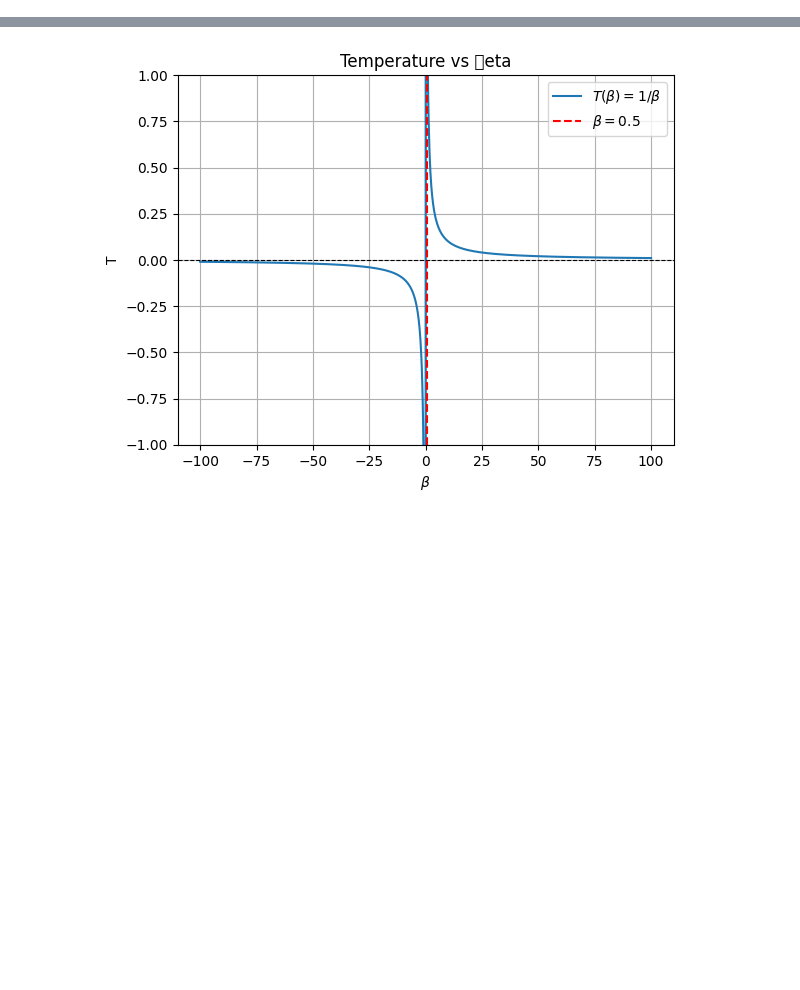
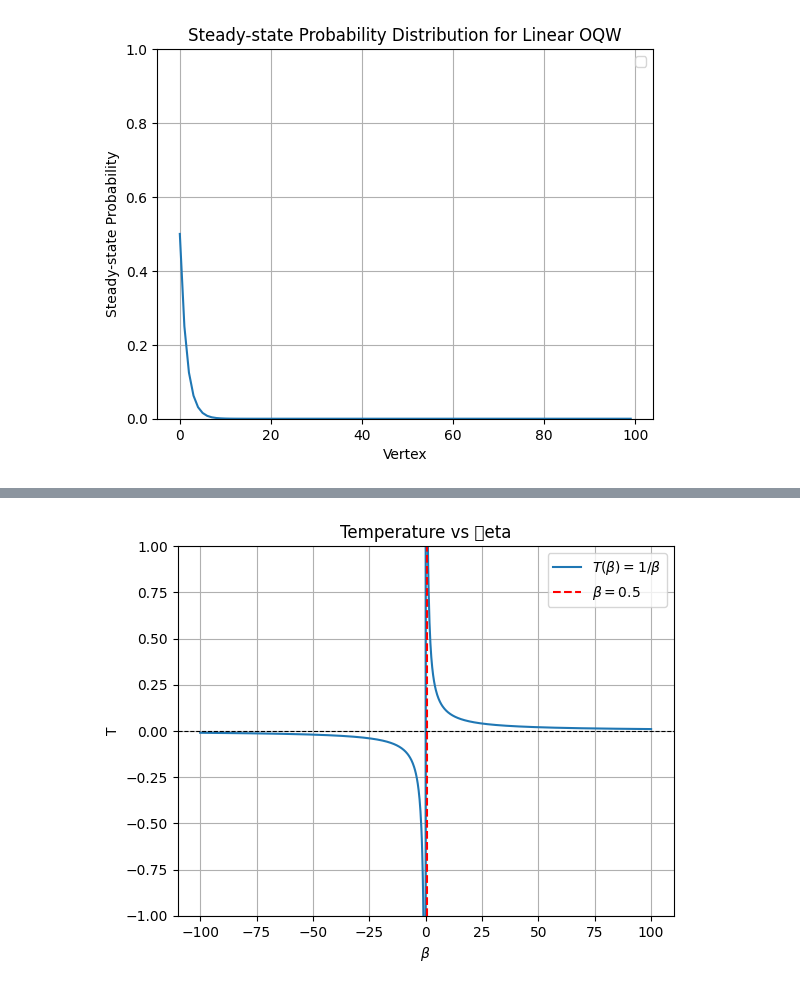
Before and after one commit to pedrolinckm/OQW-Thermodynamics, a Jupyter notebook: thermodynamics_oqw.ipynb, the cells around one changed output, grey strips where cells are left out. Cells and saved outputs as stored; diff of their text form; code cells hidden in the pictures; blank space fills up the shorter version.

```diff
--- a/thermodynamics_oqw.ipynb
+++ b/thermodynamics_oqw.ipynb
@@ -11,3 +28,19 @@ from IPython.display import display, Math
+# %%
+omega = 1/3
+N = 100
+
+list = range(N)
+
+plt.plot(list,steady_state_linear_oqw(omega,N)   )
+plt.xlabel('Vertex')
+plt.ylabel('Steady-state Probability')
+plt.title('Steady-state Probability Distribution for Linear OQW')
+plt.legend()
+plt.grid(True)
+plt.ylim(0, 1)
+plt.show()
+# %% [output]
+[figure, added]
 # %%
 # Define omega avoiding 0 and 1 to prevent division by zero
 omega = np.linspace(0.01, 0.99, 1000)
```
Also changed, not shown: parts of 3 cells of this notebook, 2 other files.
